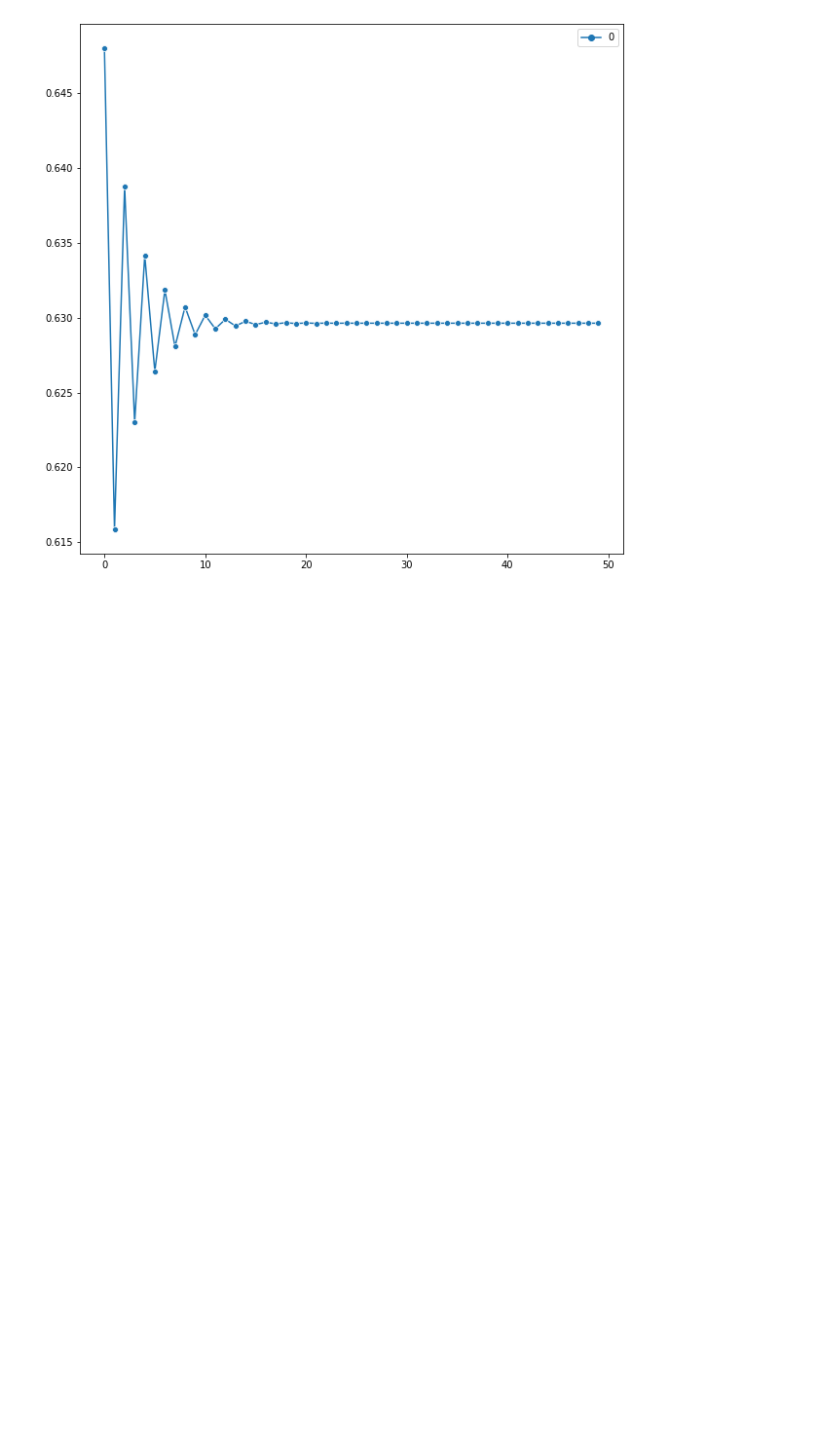
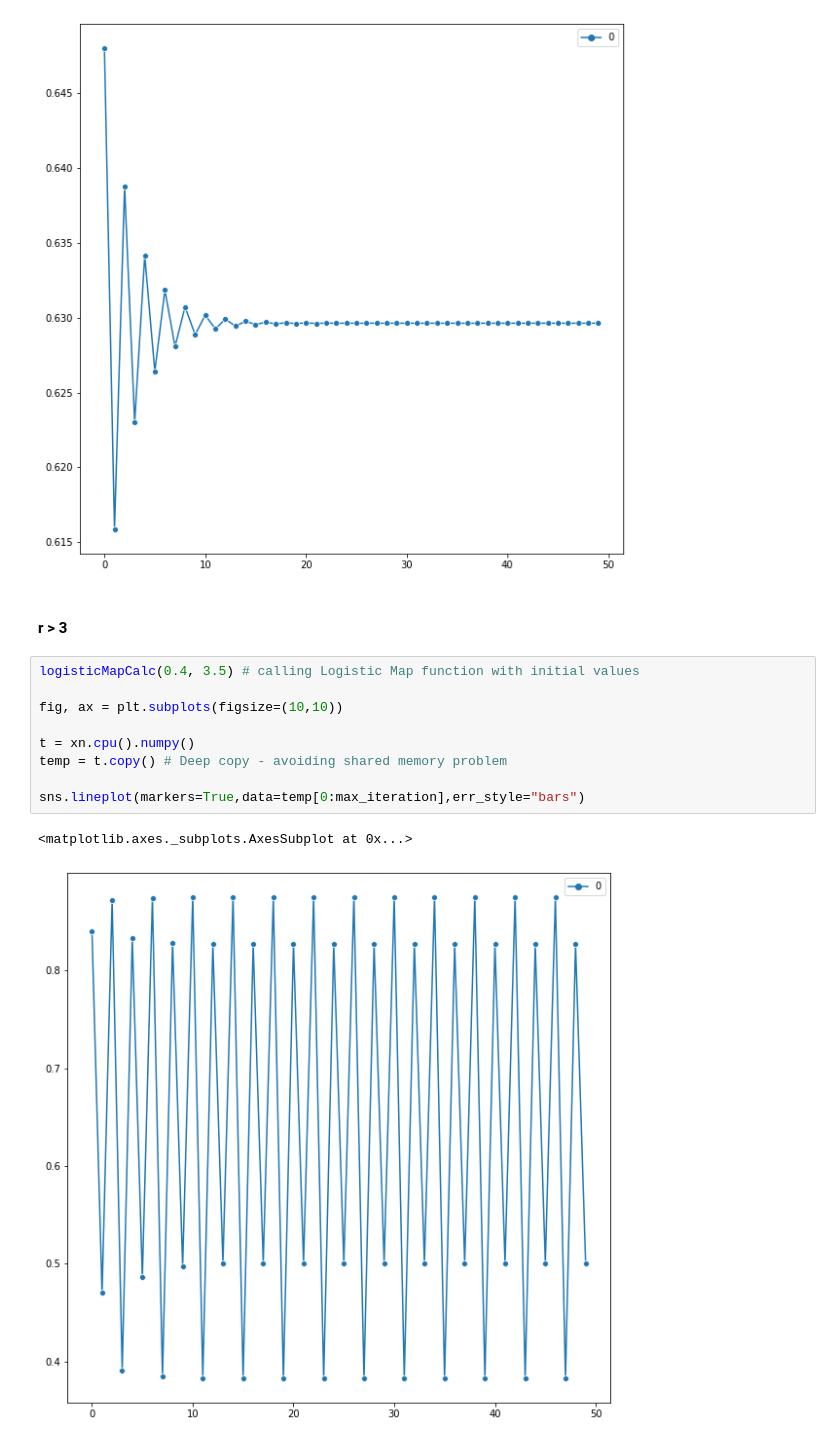
Before and after one commit to spShashankGit/Effects-of-CPU-and-GPU-architectures-on-the-accuracy-of-Neural-Networks, a Jupyter notebook: Code/Logistic Map/GPU/Logistic_Map_PyTorch_7-Feb-2021.ipynb, the cells around one changed output. Cells and saved outputs as stored; diff of their text form; blank space fills up the shorter version.

```diff
--- a/Code/Logistic Map/GPU/Logistic_Map_PyTorch_7-Feb-2021.ipynb
+++ b/Code/Logistic Map/GPU/Logistic_Map_PyTorch_7-Feb-2021.ipynb
@@ -52,3 +52,17 @@ sns.lineplot(markers=True,data=temp[0:max_iteration],err_style="bars")
 # %% [output]
 <matplotlib.axes._subplots.AxesSubplot at 0x...>
 [figure]
+# %% [markdown]
+#### r > 3
+# %%
+logisticMapCalc(0.4, 3.5) # calling Logistic Map function with initial values
+
+fig, ax = plt.subplots(figsize=(10,10))
+
+t = xn.cpu().numpy()
+temp = t.copy() # Deep copy - avoiding shared memory problem
+
+sns.lineplot(markers=True,data=temp[0:max_iteration],err_style="bars")
+# %% [output]
+<matplotlib.axes._subplots.AxesSubplot at 0x...>
+[figure, added]
```
Also changed, not shown: parts of 2 cells of this notebook.
